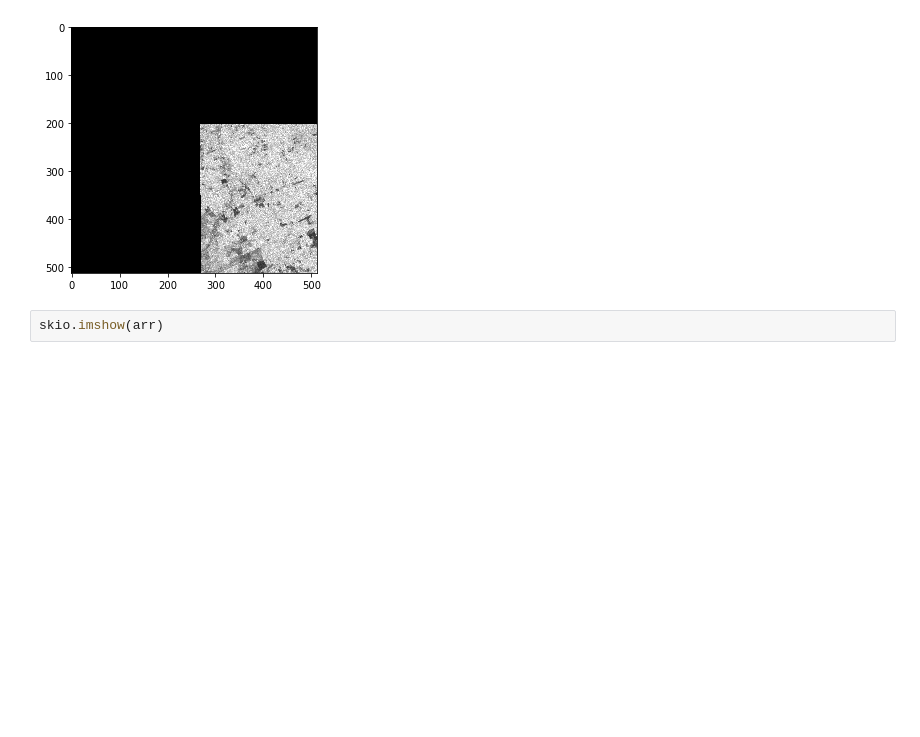
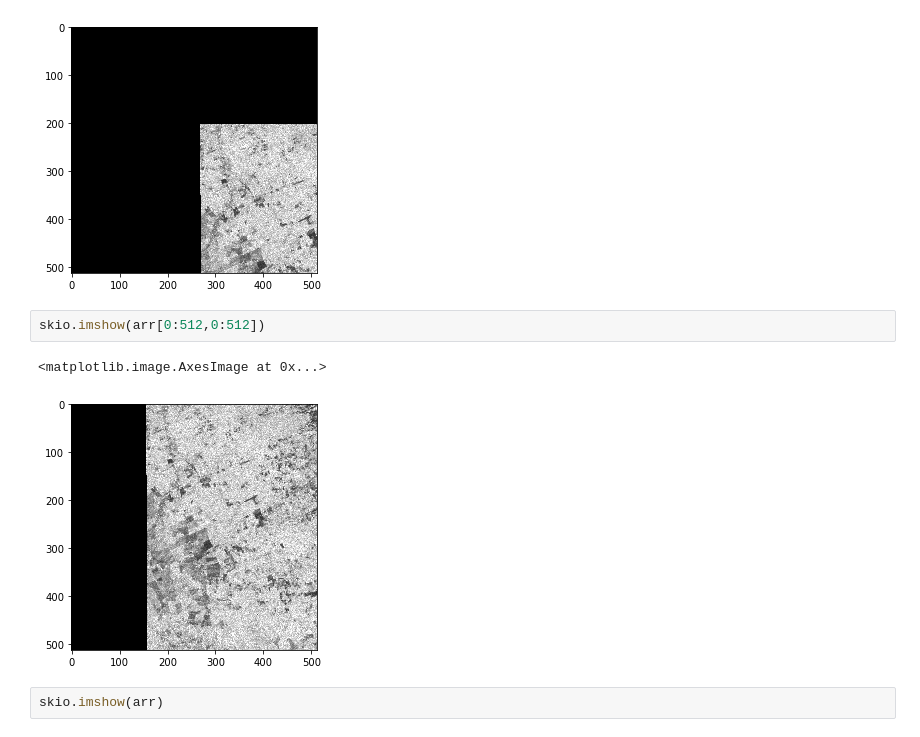
Before and after one commit to SkyTruth/cerulean-ml, a Jupyter notebook: notebooks/cerulean-v2-data-loader.ipynb, the cells around one changed output. Cells and saved outputs as stored; diff of their text form; blank space fills up the shorter version.

```diff
--- a/notebooks/cerulean-v2-data-loader.ipynb
+++ b/notebooks/cerulean-v2-data-loader.ipynb
@@ -125,6 +81,11 @@ skio.imshow(tiled_arr[0,0,:,:])
 # %% [output]
 <matplotlib.image.AxesImage at 0x...>
 [figure]
+# %%
+skio.imshow(arr[0:512,0:512])
+# %% [output]
+<matplotlib.image.AxesImage at 0x...>
+[figure, added]
 # %%
 skio.imshow(arr)
 # %% [output]
```
Also changed, not shown: parts of 12 cells of this notebook, 12 other files.
